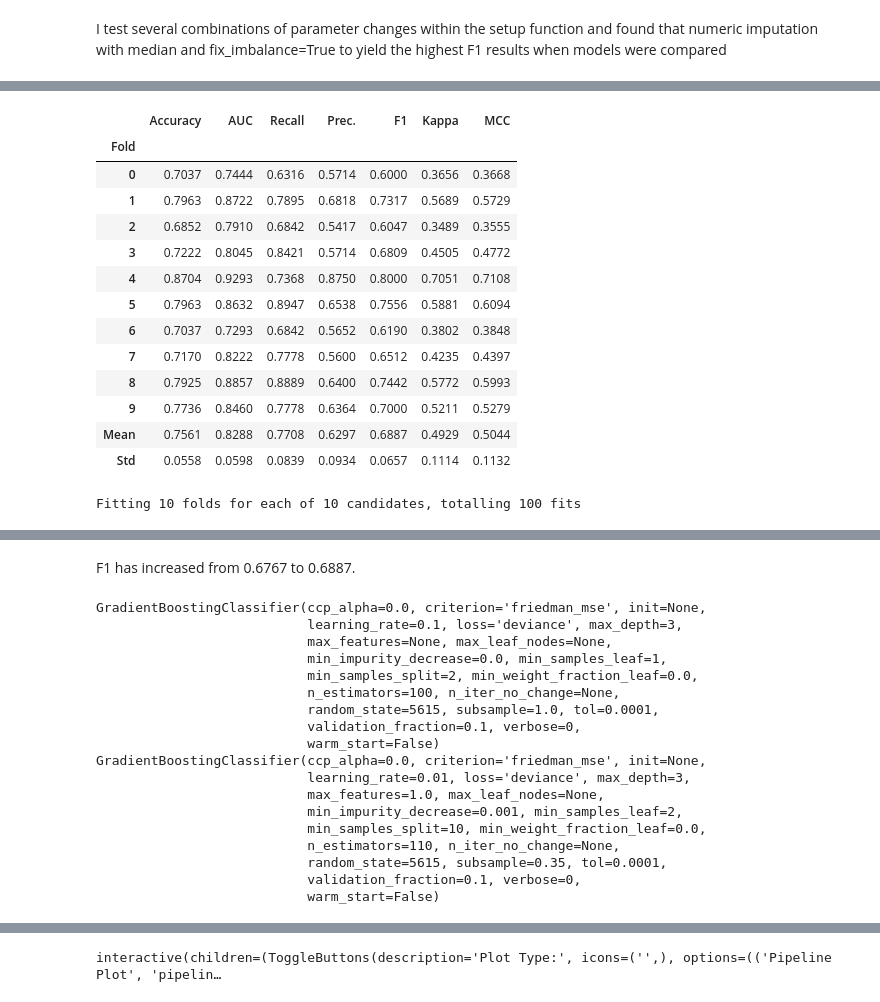
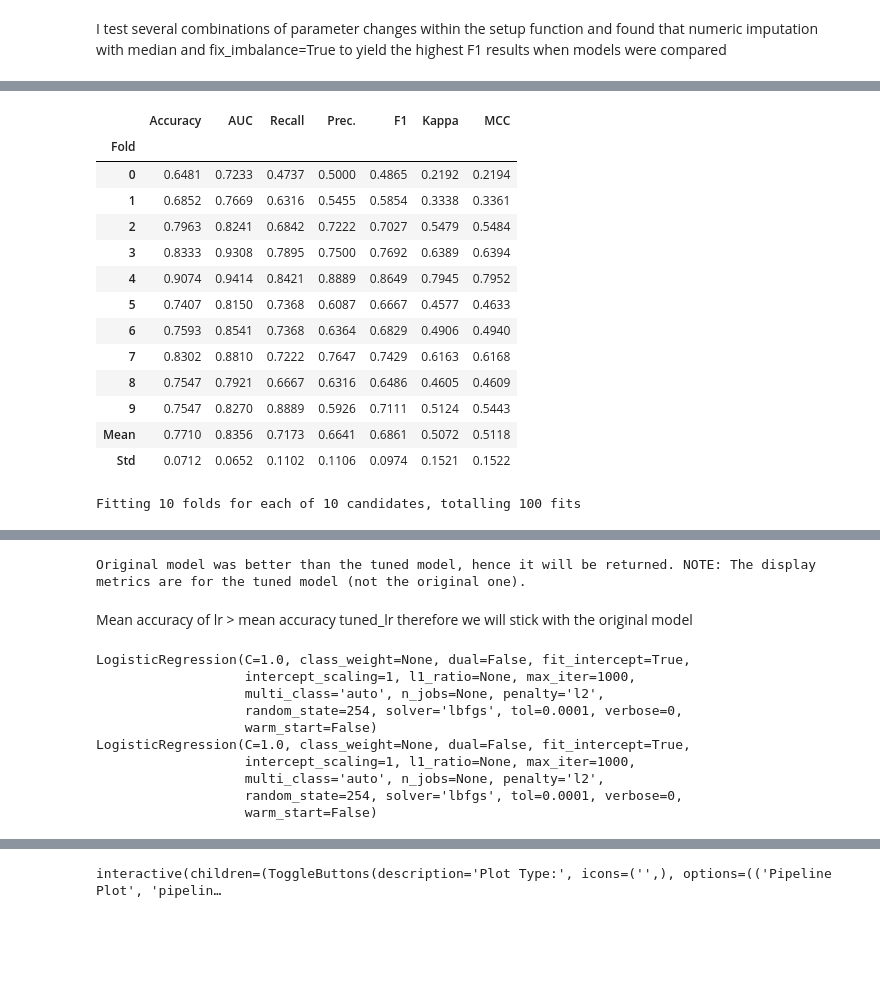
Before and after one commit to anderl23/Diabetes-Prediction-using-Maching-Learning-methods---Random-Forrest-and-AutoML---Louise-Anderson, a Jupyter notebook: ca4015_LouiseAnderson_assignment1.ipynb, the cells around one changed output, grey strips where cells are left out. Saved outputs shown, nothing was run; the diff lists cells and outputs as text; code cells hidden in the pictures; blank space fills up the shorter version.

```diff
--- a/ca4015_LouiseAnderson_assignment1.ipynb
+++ b/ca4015_LouiseAnderson_assignment1.ipynb
@@ -328,6 +332,6 @@ GradientBoostingClassifier(ccp_alpha=0.0, criterion='friedman_mse', init=None,
 # %%
 # create_model
-gbc = create_model('gbc')
+lr = create_model('lr')
 # %% [output]
 [interactive output not drawn]
 |  | Accuracy | AUC | Recall | Prec. | F1 | Kappa | MCC |
@@ -347,47 +351,40 @@ gbc = create_model('gbc')
 [interactive output not drawn]
 # %%
 # tune model
-tuned_gbc = tune_model(gbc)
+tuned_lr = tune_model(lr)
 # %% [output]
 [interactive output not drawn]
 |  | Accuracy | AUC | Recall | Prec. | F1 | Kappa | MCC |
 | Fold |  |  |  |  |  |  |  |
-| 0 | 0.7037 | 0.7444 | 0.6316 | 0.5714 | 0.6000 | 0.3656 | 0.3668 |
-| 1 | 0.7963 | 0.8722 | 0.7895 | 0.6818 | 0.7317 | 0.5689 | 0.5729 |
-| 2 | 0.6852 | 0.7910 | 0.6842 | 0.5417 | 0.6047 | 0.3489 | 0.3555 |
-| 3 | 0.7222 | 0.8045 | 0.8421 | 0.5714 | 0.6809 | 0.4505 | 0.4772 |
-| 4 | 0.8704 | 0.9293 | 0.7368 | 0.8750 | 0.8000 | 0.7051 | 0.7108 |
-| 5 | 0.7963 | 0.8632 | 0.8947 | 0.6538 | 0.7556 | 0.5881 | 0.6094 |
-| 6 | 0.7037 | 0.7293 | 0.6842 | 0.5652 | 0.6190 | 0.3802 | 0.3848 |
-| 7 | 0.7170 | 0.8222 | 0.7778 | 0.5600 | 0.6512 | 0.4235 | 0.4397 |
-| 8 | 0.7925 | 0.8857 | 0.8889 | 0.6400 | 0.7442 | 0.5772 | 0.5993 |
-| 9 | 0.7736 | 0.8460 | 0.7778 | 0.6364 | 0.7000 | 0.5211 | 0.5279 |
-| Mean | 0.7561 | 0.8288 | 0.7708 | 0.6297 | 0.6887 | 0.4929 | 0.5044 |
-| Std | 0.0558 | 0.0598 | 0.0839 | 0.0934 | 0.0657 | 0.1114 | 0.1132 |
+| 0 | 0.6481 | 0.7233 | 0.4737 | 0.5000 | 0.4865 | 0.2192 | 0.2194 |
+| 1 | 0.6852 | 0.7669 | 0.6316 | 0.5455 | 0.5854 | 0.3338 | 0.3361 |
+| 2 | 0.7963 | 0.8241 | 0.6842 | 0.7222 | 0.7027 | 0.5479 | 0.5484 |
+| 3 | 0.8333 | 0.9308 | 0.7895 | 0.7500 | 0.7692 | 0.6389 | 0.6394 |
+| 4 | 0.9074 | 0.9414 | 0.8421 | 0.8889 | 0.8649 | 0.7945 | 0.7952 |
+| 5 | 0.7407 | 0.8150 | 0.7368 | 0.6087 | 0.6667 | 0.4577 | 0.4633 |
+| 6 | 0.7593 | 0.8541 | 0.7368 | 0.6364 | 0.6829 | 0.4906 | 0.4940 |
+| 7 | 0.8302 | 0.8810 | 0.7222 | 0.7647 | 0.7429 | 0.6163 | 0.6168 |
+| 8 | 0.7547 | 0.7921 | 0.6667 | 0.6316 | 0.6486 | 0.4605 | 0.4609 |
+| 9 | 0.7547 | 0.8270 | 0.8889 | 0.5926 | 0.7111 | 0.5124 | 0.5443 |
+| Mean | 0.7710 | 0.8356 | 0.7173 | 0.6641 | 0.6861 | 0.5072 | 0.5118 |
+| Std | 0.0712 | 0.0652 | 0.1102 | 0.1106 | 0.0974 | 0.1521 | 0.1522 |
 Fitting 10 folds for each of 10 candidates, totalling 100 fits
 [interactive output not drawn]
+Original model was better than the tuned model, hence it will be returned. NOTE: The display metrics are for the tuned model (not the original one).
-# %% [markdown]
-F1 has increased from 0.6767 to 0.6887.
+# %% [markdown]
+Mean accuracy of lr > mean accuracy tuned_lr therefore we will stick with the original model
 # %%
 #compare hyperparameters
-print(gbc)
-print(tuned_gbc)
+print(lr)
+print(tuned_lr)
 # %% [output]
-GradientBoostingClassifier(ccp_alpha=0.0, criterion='friedman_mse', init=None,
-                           learning_rate=0.1, loss='deviance', max_depth=3,
-                           max_features=None, max_leaf_nodes=None,
-                           min_impurity_decrease=0.0, min_samples_leaf=1,
-                           min_samples_split=2, min_weight_fraction_leaf=0.0,
-                           n_estimators=100, n_iter_no_change=None,
-                           random_state=5615, subsample=1.0, tol=0.0001,
-                           validation_fraction=0.1, verbose=0,
-                           warm_start=False)
-GradientBoostingClassifier(ccp_alpha=0.0, criterion='friedman_mse', init=None,
-                           learning_rate=0.01, loss='deviance', max_depth=3,
-                           max_features=1.0, max_leaf_nodes=None,
-                           min_impurity_decrease=0.001, min_samples_leaf=2,
-                           min_samples_split=10, min_weight_fraction_leaf=0.0,
-                           n_estimators=110, n_iter_no_change=None,
-                           random_state=5615, subsample=0.35, tol=0.0001,
-                           validation_fraction=0.1, verbose=0,
-                           warm_start=False)
+LogisticRegression(C=1.0, class_weight=None, dual=False, fit_intercept=True,
+                   intercept_scaling=1, l1_ratio=None, max_iter=1000,
+                   multi_class='auto', n_jobs=None, penalty='l2',
+                   random_state=254, solver='lbfgs', tol=0.0001, verbose=0,
+                   warm_start=False)
+LogisticRegression(C=1.0, class_weight=None, dual=False, fit_intercept=True,
+                   intercept_scaling=1, l1_ratio=None, max_iter=1000,
+                   multi_class='auto', n_jobs=None, penalty='l2',
+                   random_state=254, solver='lbfgs', tol=0.0001, verbose=0,
+                   warm_start=False)
```
Also changed, not shown: parts of 16 cells of this notebook.
